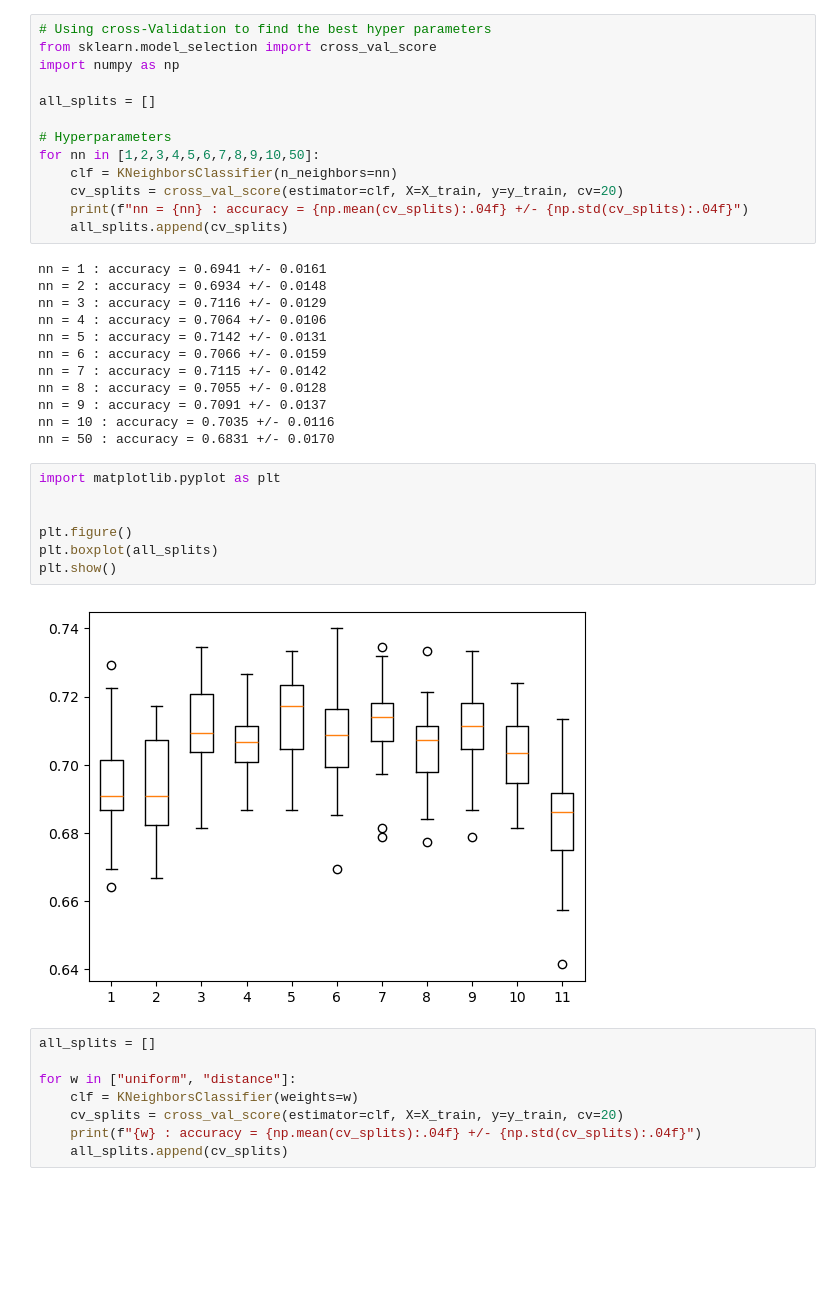
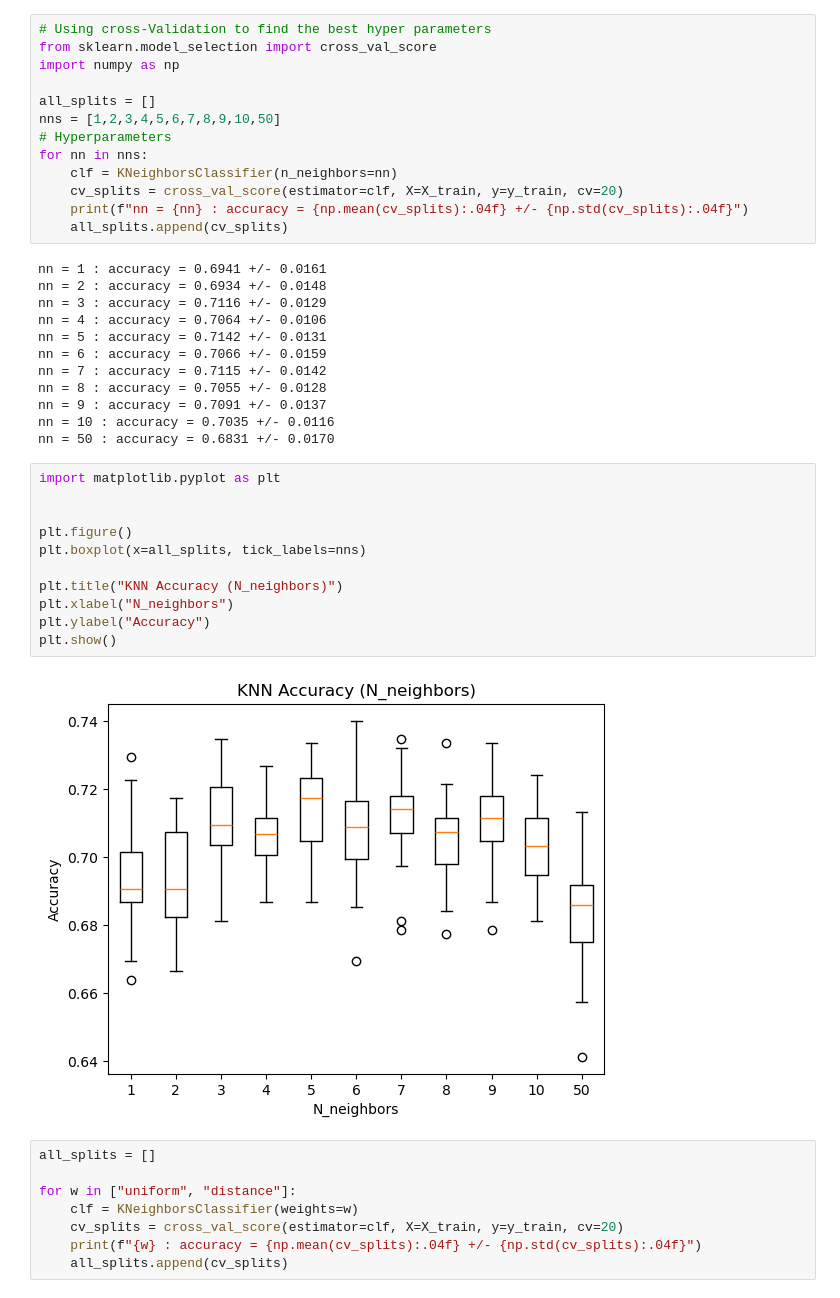
Before and after one commit to Raspberree/info-h-501, a Jupyter notebook: docs/LABS/ML1_Nearest_Neighbours_and_Decision_Trees.ipynb, the cells around one changed output. Saved outputs shown, nothing was run; the diff lists cells and outputs as text; blank space fills up the shorter version.

Commit message:
ML better plots + PR1 + PR2 (bug) + PR3

```diff
--- a/docs/LABS/ML1_Nearest_Neighbours_and_Decision_Trees.ipynb
+++ b/docs/LABS/ML1_Nearest_Neighbours_and_Decision_Trees.ipynb
@@ -112,9 +125,9 @@ from sklearn.model_selection import cross_val_score
 import numpy as np
 
 all_splits = []
-
+nns = [1,2,3,4,5,6,7,8,9,10,50]
 # Hyperparameters
-for nn in [1,2,3,4,5,6,7,8,9,10,50]:
+for nn in nns:
     clf = KNeighborsClassifier(n_neighbors=nn)
     cv_splits = cross_val_score(estimator=clf, X=X_train, y=y_train, cv=20)
     print(f"nn = {nn} : accuracy = {np.mean(cv_splits):.04f} +/- {np.std(cv_splits):.04f}")
@@ -134,12 +147,16 @@ nn = 50 : accuracy = 0.6831 +/- 0.0170
 # %%
 import matplotlib.pyplot as plt
 
 
 plt.figure()
-plt.boxplot(all_splits)
+plt.boxplot(x=all_splits, tick_labels=nns)
+
+plt.title("KNN Accuracy (N_neighbors)")
+plt.xlabel("N_neighbors")
+plt.ylabel("Accuracy")
 plt.show()
 # %% [output]
-[figure, old version]
+[figure, new version]
 # %%
 all_splits = []
 
```
Also changed, not shown: parts of 9 cells of this notebook, 5 other files.
